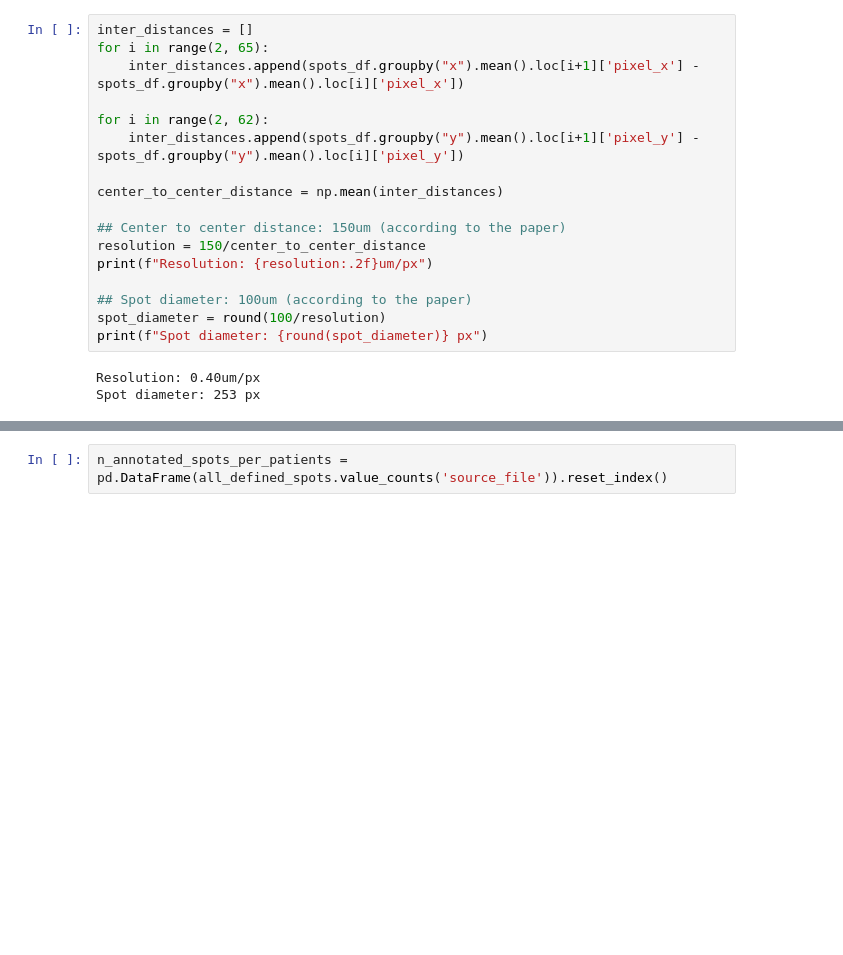
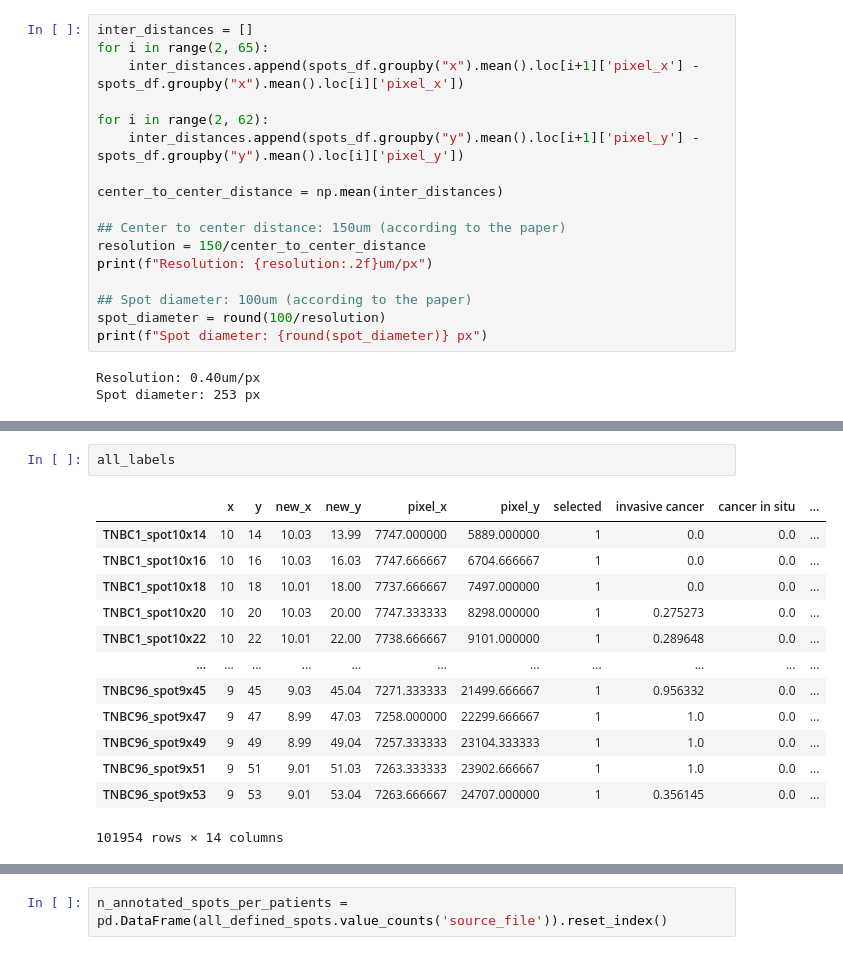
Before and after one commit to AI-for-RNA-Biology/TumorArchetype_FM, a Jupyter notebook: notebooks/TNBC/STTNBC.ipynb, the cells around one changed output, grey strips where cells are left out. Drawn from its saved outputs; the diff is of its cells as text; blank space fills up the shorter version.

Commit message:
feat: :ambulance: modify spots labeling for TNBC

```diff
--- a/notebooks/TNBC/STTNBC.ipynb
+++ b/notebooks/TNBC/STTNBC.ipynb
@@ -468,3 +457,19 @@ Name: count, dtype: int64
+# %%
+all_labels
+# %% [output]
+|  | x | y | new_x | new_y | pixel_x | pixel_y | selected | invasive cancer | cancer in situ | ... |
+| TNBC1_spot10x14 | 10 | 14 | 10.03 | 13.99 | 7747.000000 | 5889.000000 | 1 | 0.0 | 0.0 | ... |
+| TNBC1_spot10x16 | 10 | 16 | 10.03 | 16.03 | 7747.666667 | 6704.666667 | 1 | 0.0 | 0.0 | ... |
+| TNBC1_spot10x18 | 10 | 18 | 10.01 | 18.00 | 7737.666667 | 7497.000000 | 1 | 0.0 | 0.0 | ... |
+| TNBC1_spot10x20 | 10 | 20 | 10.03 | 20.00 | 7747.333333 | 8298.000000 | 1 | 0.275273 | 0.0 | ... |
+| TNBC1_spot10x22 | 10 | 22 | 10.01 | 22.00 | 7738.666667 | 9101.000000 | 1 | 0.289648 | 0.0 | ... |
+| ... | ... | ... | ... | ... | ... | ... | ... | ... | ... | ... |
+| TNBC96_spot9x45 | 9 | 45 | 9.03 | 45.04 | 7271.333333 | 21499.666667 | 1 | 0.956332 | 0.0 | ... |
+| TNBC96_spot9x47 | 9 | 47 | 8.99 | 47.03 | 7258.000000 | 22299.666667 | 1 | 1.0 | 0.0 | ... |
+| TNBC96_spot9x49 | 9 | 49 | 8.99 | 49.04 | 7257.333333 | 23104.333333 | 1 | 1.0 | 0.0 | ... |
+| TNBC96_spot9x51 | 9 | 51 | 9.01 | 51.03 | 7263.333333 | 23902.666667 | 1 | 1.0 | 0.0 | ... |
+| TNBC96_spot9x53 | 9 | 53 | 9.01 | 53.04 | 7263.666667 | 24707.000000 | 1 | 0.356145 | 0.0 | ... |
+101954 rows × 14 columns
 # %%
 # load a jpg image
 idx = 9
```
Also changed, not shown: parts of 28 cells of this notebook, 8 other files.
